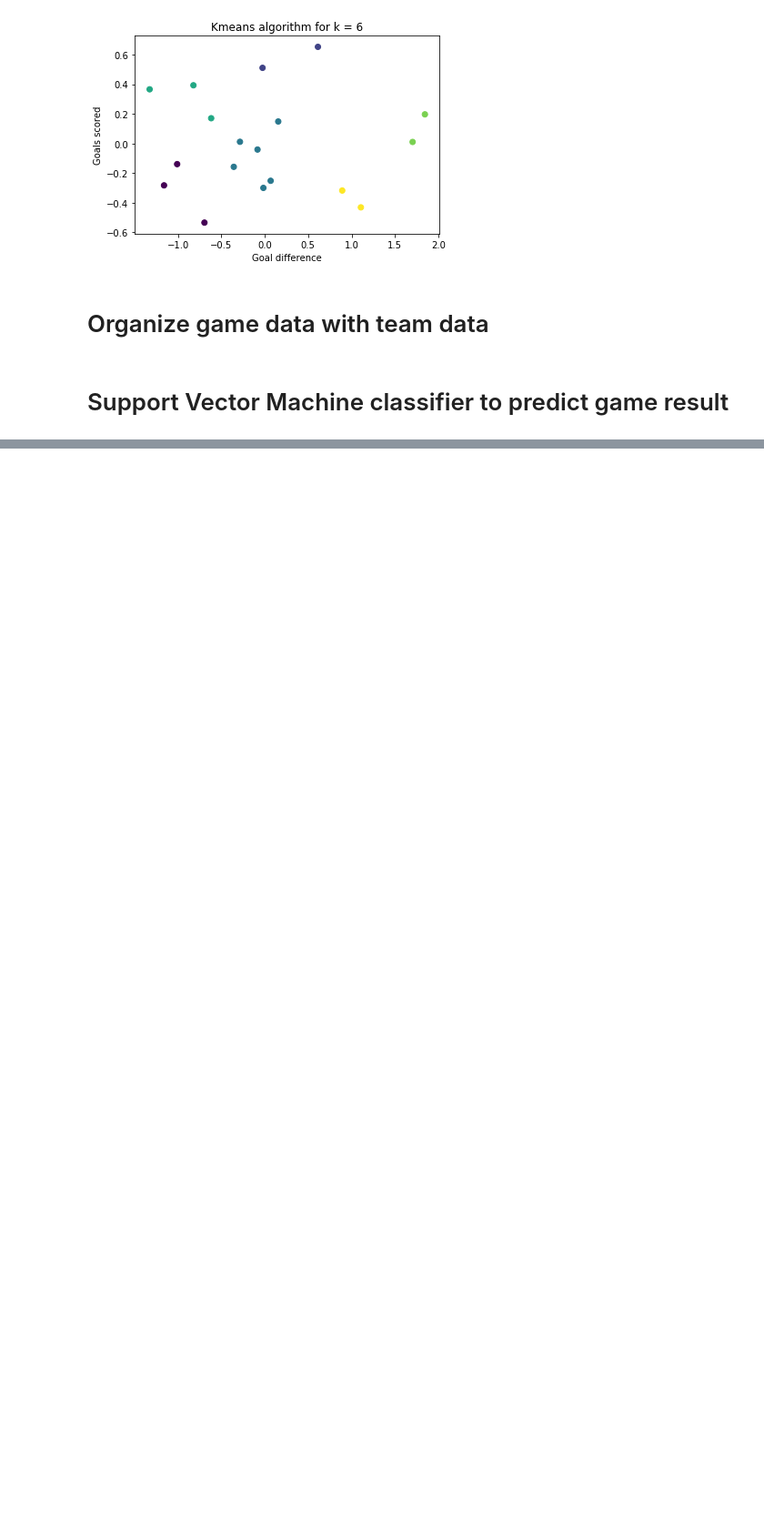
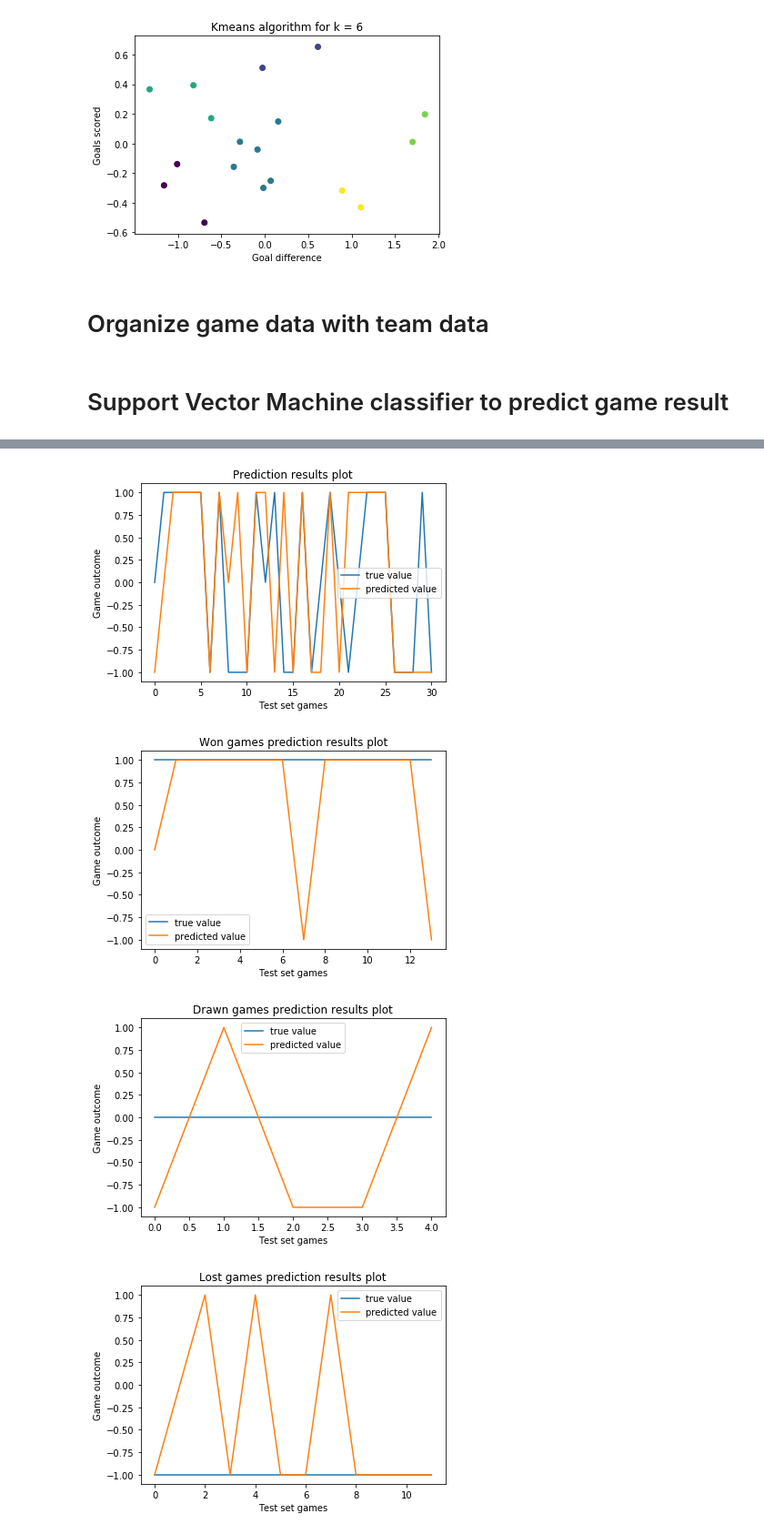
Before and after one commit to DCalhas/football_prediction_model, a Jupyter notebook: processing.ipynb, the cells around one changed output, grey strips where cells are left out. Shown: that part at 91% size. Saved outputs shown, nothing was run; the diff lists cells and outputs as text; code cells hidden in the pictures; blank space fills up the shorter version.

```diff
--- a/processing.ipynb
+++ b/processing.ipynb
@@ -397,0 +421,69 @@ Recall score:  0.5158730158730159
+# %%
+plt.figure()
+plt.plot(y_test, label='true value')
+plt.plot(y_test_pred, label='predicted value')
+plt.legend()
+plt.xlabel('Test set games')
+plt.ylabel('Game outcome')
+plt.title('Prediction results plot')
+plt.show()
+
+
+
+
+test_winner_games = []
+test_winner_pred_games = []
+for i in range(len(y_test)):
+    if(y_test[i] == 1):
+        test_winner_games += [y_test[i]]
+        test_winner_pred_games += [y_test_pred[i]]
+
+plt.figure()
+plt.plot(test_winner_games, label='true value')
+plt.plot(test_winner_pred_games, label='predicted value')
+plt.legend()
+plt.xlabel('Test set games')
+plt.ylabel('Game outcome')
+plt.title('Won games prediction results plot')
+plt.show()
+
+
+test_draw_games = []
+test_draw_pred_games = []
+for i in range(len(y_test)):
+    if(y_test[i] == 0):
+        test_draw_games += [y_test[i]]
+        test_draw_pred_games += [y_test_pred[i]]
+
+plt.figure()
+plt.plot(test_draw_games, label='true value')
+plt.plot(test_draw_pred_games, label='predicted value')
+plt.legend()
+plt.xlabel('Test set games')
+plt.ylabel('Game outcome')
+plt.title('Drawn games prediction results plot')
+plt.show()
+
+
+
+
+test_lost_games = []
+test_lost_pred_games = []
+for i in range(len(y_test)):
+    if(y_test[i] == -1):
+        test_lost_games += [y_test[i]]
+        test_lost_pred_games += [y_test_pred[i]]
+
+plt.figure()
+plt.plot(test_lost_games, label='true value')
+plt.plot(test_lost_pred_games, label='predicted value')
+plt.legend()
+plt.xlabel('Test set games')
+plt.ylabel('Game outcome')
+plt.title('Lost games prediction results plot')
+plt.show()
+# %% [output]
+[figure, added]
+[figure, added]
+[figure, added]
+[figure, added]
```
Also changed, not shown: parts of 12 cells of this notebook.
